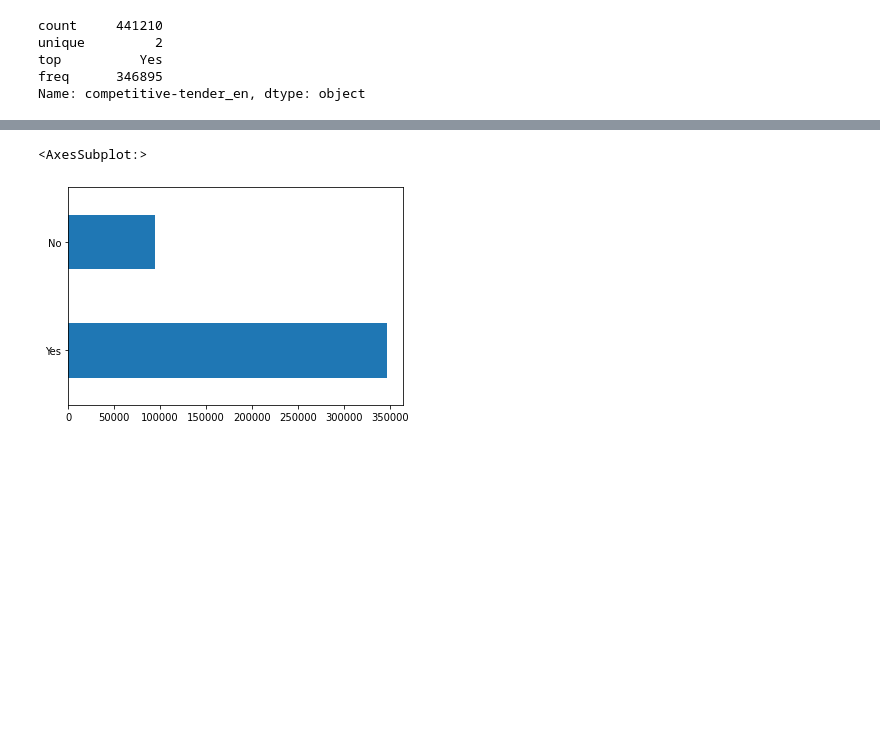
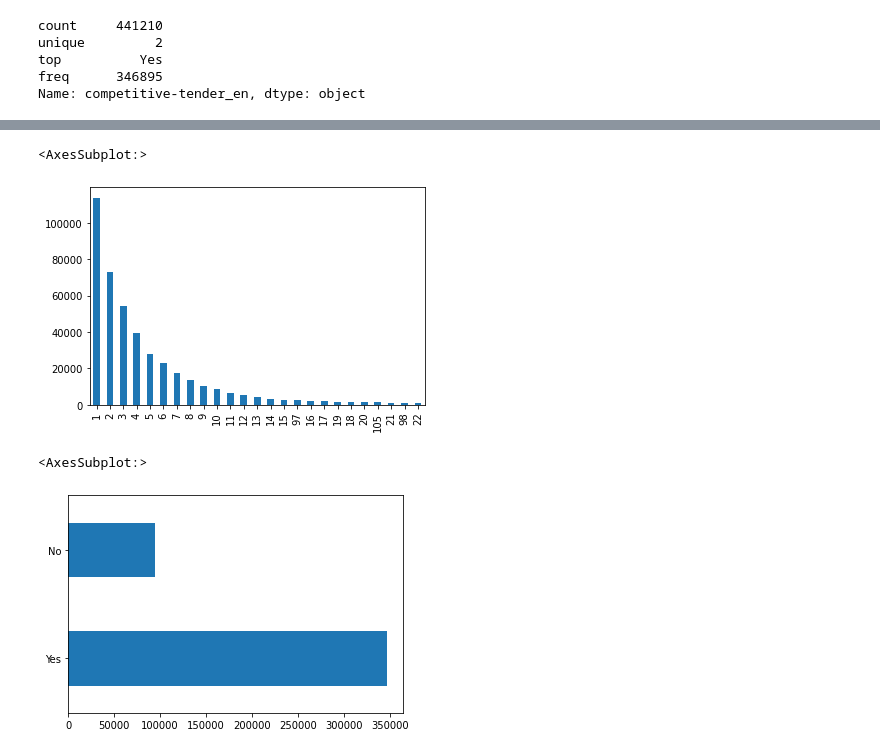
Before and after one commit to Alana11111/CIND820-Capstone-Project-Government-Supplier-Prediction-Project, a Jupyter notebook: CIND820 Capstone Project_Government Supplier Prediction Project.ipynb, the cells around one changed output, grey strips where cells are left out. Drawn from its saved outputs; the diff is of its cells as text; code cells hidden in the pictures; blank space fills up the shorter version.

```diff
--- a/CIND820 Capstone Project_Government Supplier Prediction Project.ipynb
+++ b/CIND820 Capstone Project_Government Supplier Prediction Project.ipynb
@@ -208,3 +305,11 @@ Name: competitive-tender_en, dtype: int64
+# %%
+#contractHistory['amendment-number'].value_counts().plot(kind = 'bar')
+recordNo = contractHistory['number-records'].value_counts()
+recordNo = recordNo[recordNo > 1000]
+recordNo.plot(kind = 'bar')
+# %% [output]
+<AxesSubplot:>
+[figure, added]
 # %%
 contractHistory['competitive-tender_en'].value_counts().plot(kind = 'barh')
 # %% [output]
```
Also changed, not shown: parts of 213 cells of this notebook, 2 other files.
